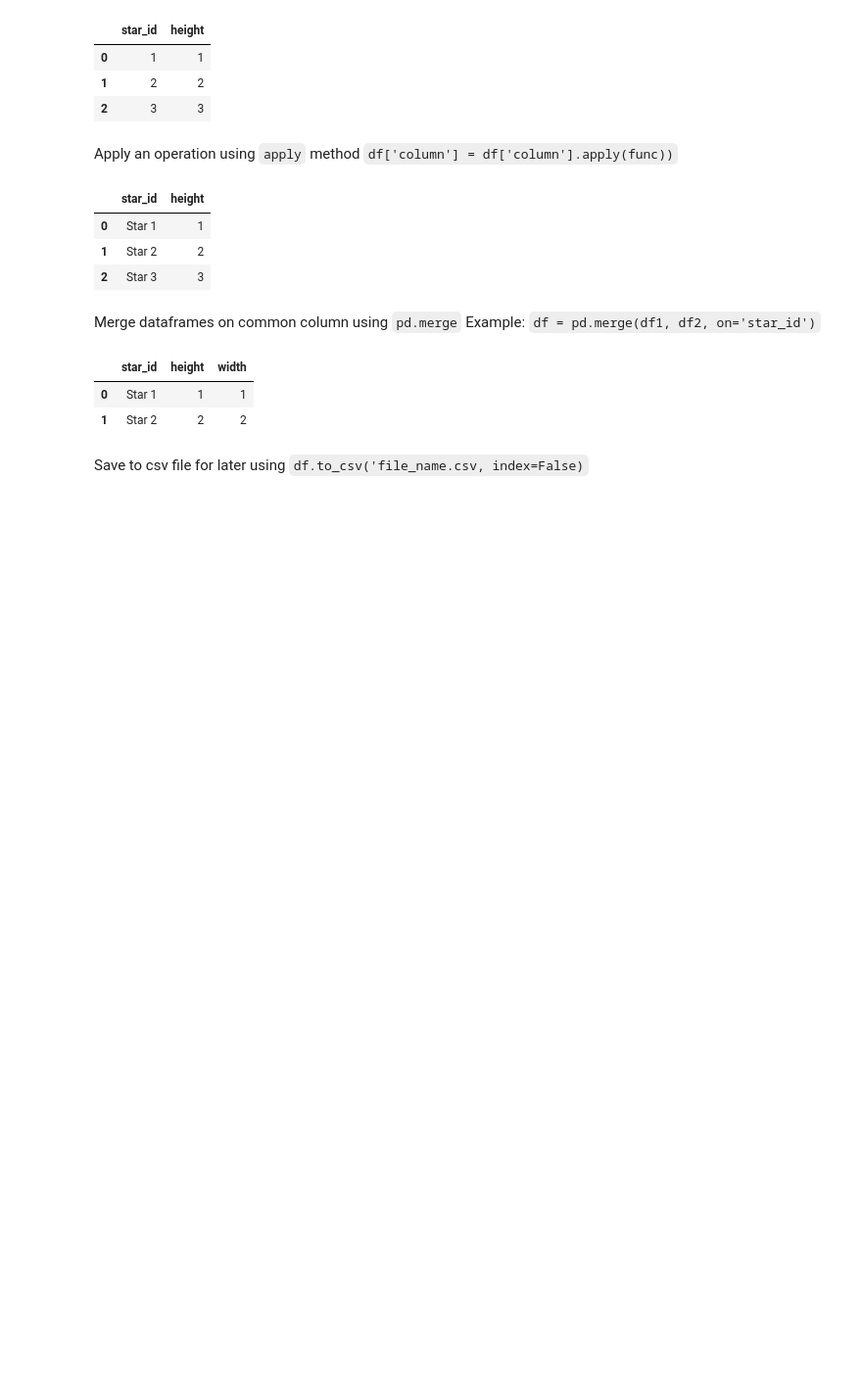
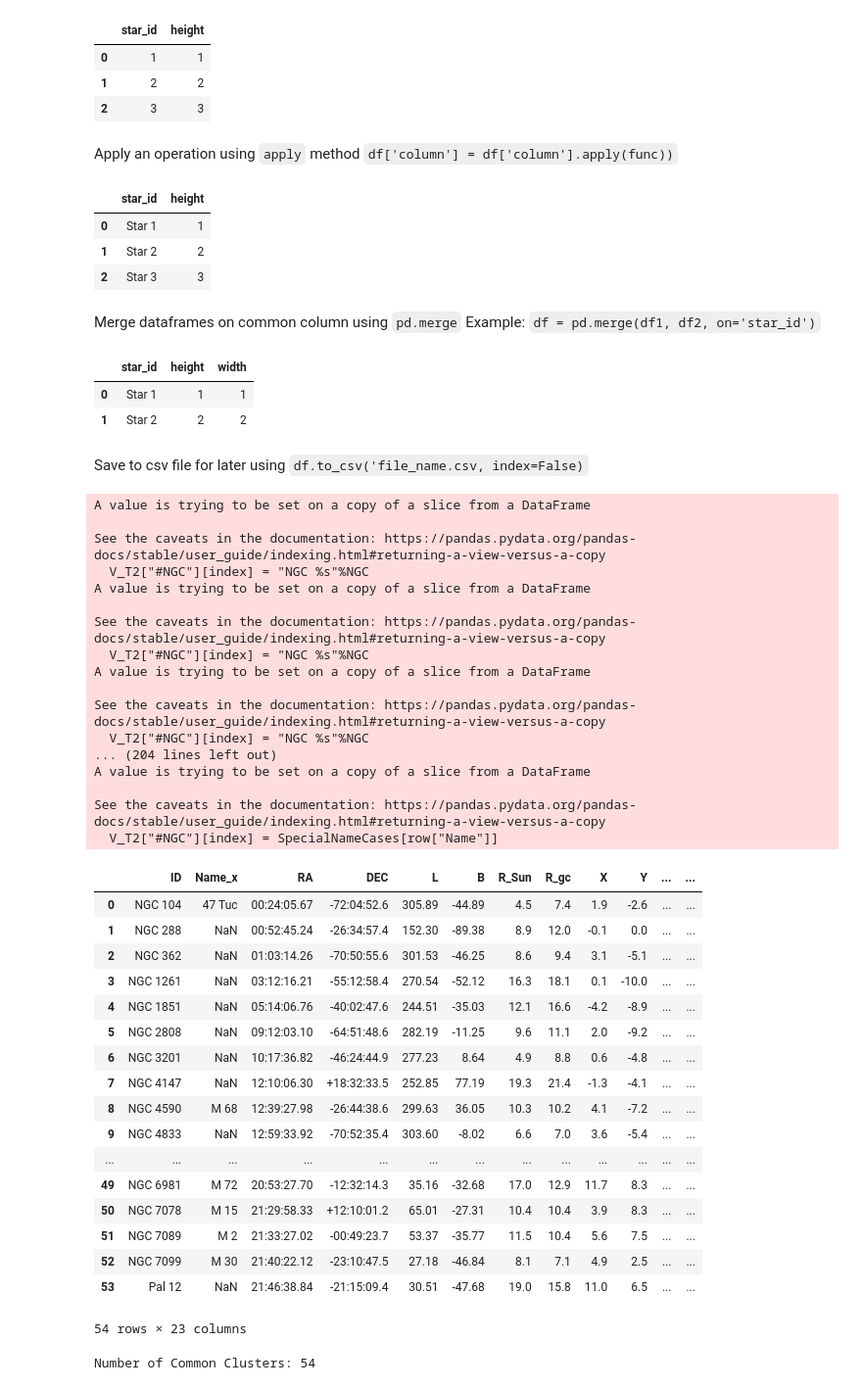
Before and after one commit to C-4801/PHYS3116_Tutorials, a Jupyter notebook: Week2/PHYS3116_Week2_Tutorial.ipynb, the cells around one changed output. Shown at 98% size. Saved outputs shown, nothing was run; the diff lists cells and outputs as text; code cells hidden in the pictures; blank space fills up the shorter version.

```diff
--- a/Week2/PHYS3116_Week2_Tutorial.ipynb
+++ b/Week2/PHYS3116_Week2_Tutorial.ipynb
@@ -302,5 +302,76 @@ Save to csv file for later using `df.to_csv('file_name.csv, index=False)`
 df.to_csv('dataframe.csv', index=False)
 # %%
 # 3) a)
+H_P1 = pd.read_csv("HarrisPartI.csv")
+H_P2 = pd.read_csv("HarrisPartII.csv")
+H_P3 = pd.read_csv("HarrisPartIII.csv")
+
+#print(H_P2)
+
+V_T2 = pd.read_csv("vandenBerg_table2.csv")
+
+#print(V_T2["#NGC"]+"   "+V_T2["Name"])
+
+
+SpecialNameCases={
+    "Arp21" : "Arp 21"  ,
+    "Pal12" : "Pal 12"  ,
+    "Ter8"  : "Terzan 8"}
+
+
+for index, row in V_T2.iterrows():
+    NGC = row["#NGC"]
+    if NGC == "XXXX":
+        V_T2["#NGC"][index] = SpecialNameCases[row["Name"]]
+    else:
+        V_T2["#NGC"][index] = "NGC %s"%NGC
+
+V_T2.rename(columns={"#NGC": "ID"}, inplace=True)
+
+MEGA_DF = pd.merge(H_P1, V_T2, on='ID')
+MEGA_DF
+# %% [output]
+A value is trying to be set on a copy of a slice from a DataFrame
+
+See the caveats in the documentation: https://pandas.pydata.org/pandas-docs/stable/user_guide/indexing.html#returning-a-view-versus-a-copy
+  V_T2["#NGC"][index] = "NGC %s"%NGC
+A value is trying to be set on a copy of a slice from a DataFrame
+
+See the caveats in the documentation: https://pandas.pydata.org/pandas-docs/stable/user_guide/indexing.html#returning-a-view-versus-a-copy
+  V_T2["#NGC"][index] = "NGC %s"%NGC
+A value is trying to be set on a copy of a slice from a DataFrame
+
+See the caveats in the documentation: https://pandas.pydata.org/pandas-docs/stable/user_guide/indexing.html#returning-a-view-versus-a-copy
+  V_T2["#NGC"][index] = "NGC %s"%NGC
+... (204 lines left out)
+A value is trying to be set on a copy of a slice from a DataFrame
+
+See the caveats in the documentation: https://pandas.pydata.org/pandas-docs/stable/user_guide/indexing.html#returning-a-view-versus-a-copy
+  V_T2["#NGC"][index] = SpecialNameCases[row["Name"]]
+|  | ID | Name_x | RA | DEC | L | B | R_Sun | R_gc | X | Y | ... | ... |
+| 0 | NGC 104 | 47 Tuc | 00:24:05.67 | -72:04:52.6 | 305.89 | -44.89 | 4.5 | 7.4 | 1.9 | -2.6 | ... | ... |
+| 1 | NGC 288 | NaN | 00:52:45.24 | -26:34:57.4 | 152.30 | -89.38 | 8.9 | 12.0 | -0.1 | 0.0 | ... | ... |
+| 2 | NGC 362 | NaN | 01:03:14.26 | -70:50:55.6 | 301.53 | -46.25 | 8.6 | 9.4 | 3.1 | -5.1 | ... | ... |
+| 3 | NGC 1261 | NaN | 03:12:16.21 | -55:12:58.4 | 270.54 | -52.12 | 16.3 | 18.1 | 0.1 | -10.0 | ... | ... |
+| 4 | NGC 1851 | NaN | 05:14:06.76 | -40:02:47.6 | 244.51 | -35.03 | 12.1 | 16.6 | -4.2 | -8.9 | ... | ... |
+| 5 | NGC 2808 | NaN | 09:12:03.10 | -64:51:48.6 | 282.19 | -11.25 | 9.6 | 11.1 | 2.0 | -9.2 | ... | ... |
+| 6 | NGC 3201 | NaN | 10:17:36.82 | -46:24:44.9 | 277.23 | 8.64 | 4.9 | 8.8 | 0.6 | -4.8 | ... | ... |
+| 7 | NGC 4147 | NaN | 12:10:06.30 | +18:32:33.5 | 252.85 | 77.19 | 19.3 | 21.4 | -1.3 | -4.1 | ... | ... |
+| 8 | NGC 4590 | M 68 | 12:39:27.98 | -26:44:38.6 | 299.63 | 36.05 | 10.3 | 10.2 | 4.1 | -7.2 | ... | ... |
+| 9 | NGC 4833 | NaN | 12:59:33.92 | -70:52:35.4 | 303.60 | -8.02 | 6.6 | 7.0 | 3.6 | -5.4 | ... | ... |
+| ... | ... | ... | ... | ... | ... | ... | ... | ... | ... | ... | ... | ... |
+| 49 | NGC 6981 | M 72 | 20:53:27.70 | -12:32:14.3 | 35.16 | -32.68 | 17.0 | 12.9 | 11.7 | 8.3 | ... | ... |
+| 50 | NGC 7078 | M 15 | 21:29:58.33 | +12:10:01.2 | 65.01 | -27.31 | 10.4 | 10.4 | 3.9 | 8.3 | ... | ... |
+| 51 | NGC 7089 | M 2 | 21:33:27.02 | -00:49:23.7 | 53.37 | -35.77 | 11.5 | 10.4 | 5.6 | 7.5 | ... | ... |
+| 52 | NGC 7099 | M 30 | 21:40:22.12 | -23:10:47.5 | 27.18 | -46.84 | 8.1 | 7.1 | 4.9 | 2.5 | ... | ... |
+| 53 | Pal 12 | NaN | 21:46:38.84 | -21:15:09.4 | 30.51 | -47.68 | 19.0 | 15.8 | 11.0 | 6.5 | ... | ... |
+54 rows × 23 columns
 # %%
 # 3) b)
+
+CommonCounter = 0
+for ID in V_T2["ID"]:
+    CommonCounter += sum(ID == H_P1["ID"])
+print("Number of Common Clusters: %s"%CommonCounter)
+# %% [output]
+Number of Common Clusters: 54
```
Also changed, not shown: parts of 3 cells of this notebook.
